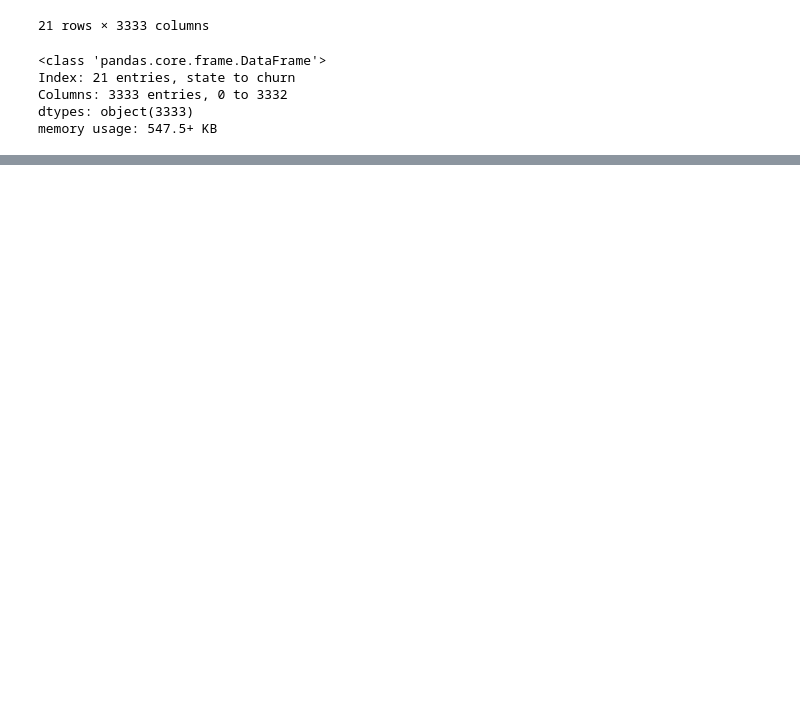
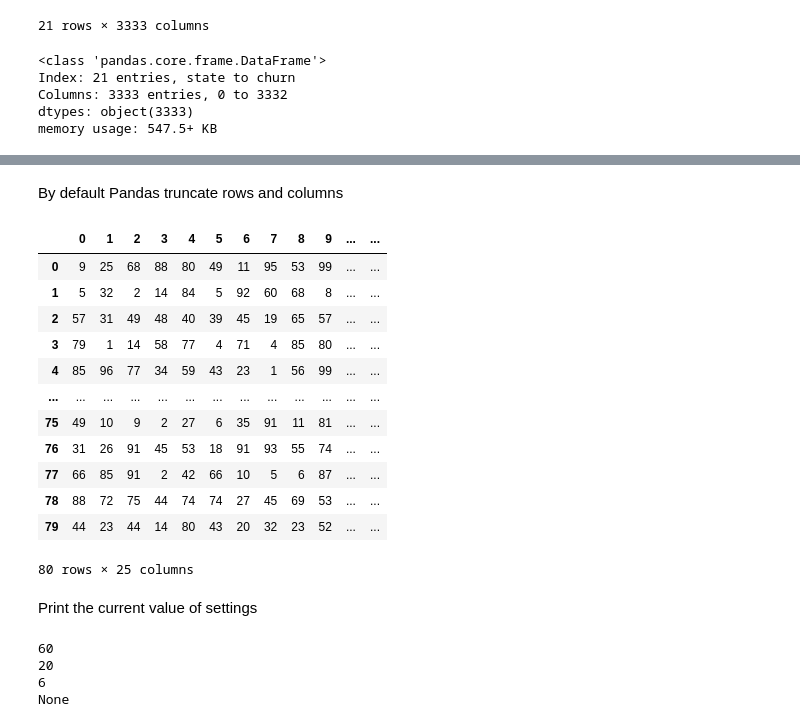
Before and after one commit to yuvii0125/Pandas, a Jupyter notebook: Pandas Basics/02_Important_dataFrames.ipynb, the cells around one changed output, grey strips where cells are left out. Drawn from its saved outputs; the diff is of its cells as text; code cells hidden in the pictures; blank space fills up the shorter version.

Commit message:
Pandas

```diff
--- a/Pandas Basics/02_Important_dataFrames.ipynb
+++ b/Pandas Basics/02_Important_dataFrames.ipynb
@@ -515,0 +537,2 @@ memory usage: 547.5+ KB
+# %% [markdown]
+By default Pandas truncate rows and columns
@@ -515,0 +542,31 @@ memory usage: 547.5+ KB
+# %%
+np.random.seed(100)
+arr = np.random.randint(1,100, (80,25))
+df = pd.DataFrame(arr)
+df
+# %% [output]
+|  | 0 | 1 | 2 | 3 | 4 | 5 | 6 | 7 | 8 | 9 | ... | ... |
+| 0 | 9 | 25 | 68 | 88 | 80 | 49 | 11 | 95 | 53 | 99 | ... | ... |
+| 1 | 5 | 32 | 2 | 14 | 84 | 5 | 92 | 60 | 68 | 8 | ... | ... |
+| 2 | 57 | 31 | 49 | 48 | 40 | 39 | 45 | 19 | 65 | 57 | ... | ... |
+| 3 | 79 | 1 | 14 | 58 | 77 | 4 | 71 | 4 | 85 | 80 | ... | ... |
+| 4 | 85 | 96 | 77 | 34 | 59 | 43 | 23 | 1 | 56 | 99 | ... | ... |
+| ... | ... | ... | ... | ... | ... | ... | ... | ... | ... | ... | ... | ... |
+| 75 | 49 | 10 | 9 | 2 | 27 | 6 | 35 | 91 | 11 | 81 | ... | ... |
+| 76 | 31 | 26 | 91 | 45 | 53 | 18 | 91 | 93 | 55 | 74 | ... | ... |
+| 77 | 66 | 85 | 91 | 2 | 42 | 66 | 10 | 5 | 6 | 87 | ... | ... |
+| 78 | 88 | 72 | 75 | 44 | 74 | 74 | 27 | 45 | 69 | 53 | ... | ... |
+| 79 | 44 | 23 | 44 | 14 | 80 | 43 | 20 | 32 | 23 | 52 | ... | ... |
+80 rows × 25 columns
+# %% [markdown]
+Print the current value of settings
+# %%
+print(pd.options.display.max_rows)
+print(pd.options.display.max_columns)
+print(pd.options.display.precision)
+print(pd.options.display.float_format)
+# %% [output]
+60
+20
+6
+None
```
Also changed, not shown: parts of 13 cells of this notebook.
